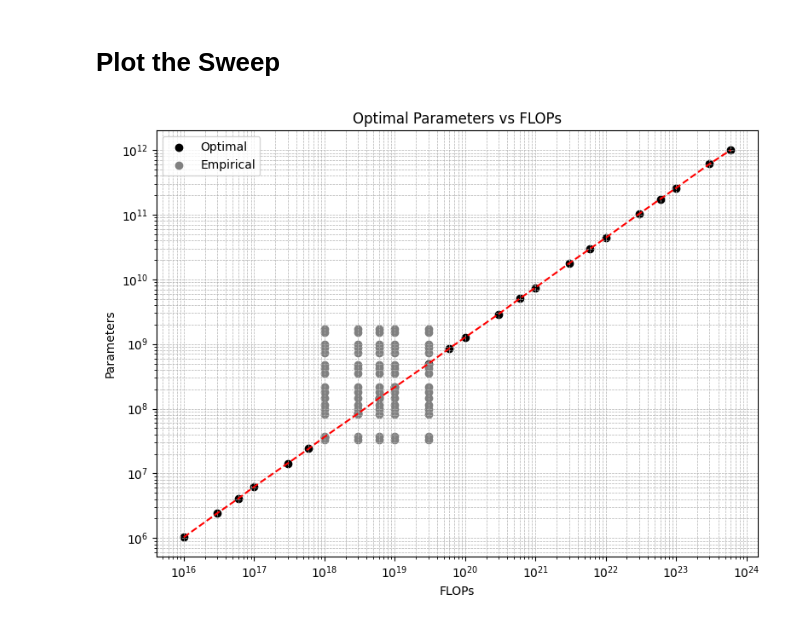
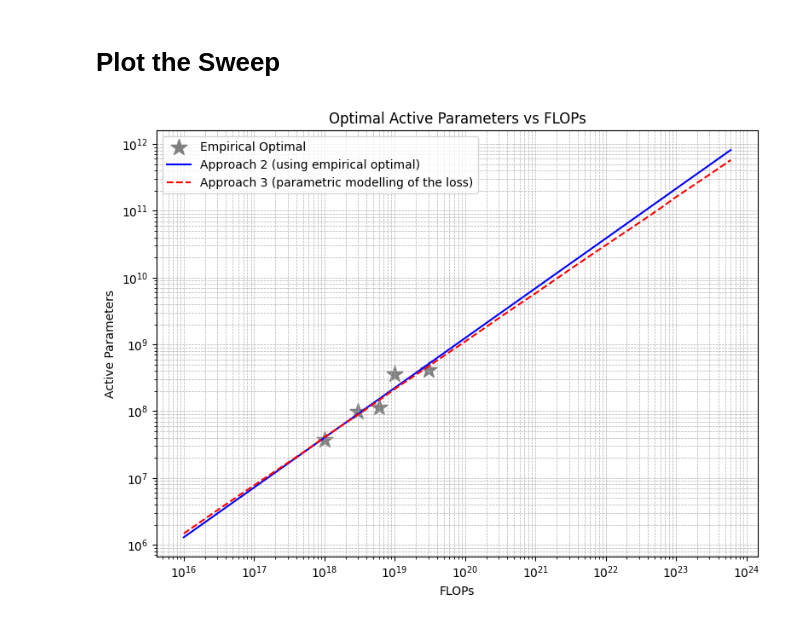
Before and after one commit to cmu-flame/FLAME-MoE, a Jupyter notebook: analysis/find_scaling_law.ipynb, the cells around one changed output. Cells and saved outputs as stored; diff of their text form; code cells hidden in the pictures.

Commit message:
Fix scaling law plotting

```diff
--- a/analysis/find_scaling_law.ipynb
+++ b/analysis/find_scaling_law.ipynb
@@ -180,12 +180,14 @@ import numpy as np
 import pandas as pd
 import matplotlib.pyplot as plt
 
+
 def scaling_law(N, D):
     # Obtained from MSE
     # E, A, alpha, B, beta = 2.133594, 65.254366, 0.226854, 485165195.409790, 0.949495
     # Obtained from Huber
-    E, A, alpha, B, beta = 2.321319, 148.412879, 0.282095, 485165195.409790, 0.949377
+    E, A, alpha, B, beta = 2.241716, 148.413257, 0.279702, 3269017.372472, 0.715500
     return E + A / (N**alpha) + B / (D**beta)
+
 
 # Define sweep range: 1M to 1T parameters
 param_range = np.logspace(6, 12, 500)  # 1M = 10^6, 1T = 10^12
@@ -194,43 +196,111 @@ param_range = np.logspace(6, 12, 500)  # 1M = 10^6, 1T = 10^12
 budgets = []
 for exp in range(16, 24):
     for coe in [1, 3, 6]:
-        budgets.append(coe * (10 ** exp))
+        budgets.append(coe * (10**exp))
 
 # Store results
 opt_flops = []
 opt_params = []
 
 for budget in budgets:
     best_loss = np.inf
     best_param = None
 
     for N in param_range:
         D = budget / (6 * N)
         loss = scaling_law(N, D)
         if loss < best_loss:
             best_loss = loss
             best_param = N
 
     opt_flops.append(budget)
     opt_params.append(best_param)
 
-exp_flops = df['flops'].apply(float).to_numpy()
-exp_active_params = df['active_params'].to_numpy()
+exp_df = df.copy()
+# Group by flops and find the row with minimum loss for each flops value
+min_loss_idx = exp_df.groupby("flops")["loss"].idxmin()
+filtered_df = exp_df.loc[min_loss_idx]
+exp_flops = filtered_df["flops"].apply(float).to_numpy()
+exp_active_params = filtered_df["active_params"].to_numpy()
+
+# Fit a line to the experimental data
+# Convert opt_flops and opt_params to NumPy arrays with appropriate numeric types
+opt_flops = np.array(opt_flops, dtype=float)
+opt_params = np.array(opt_params, dtype=float)
+
+fit = np.polyfit(np.log10(exp_flops), np.log10(exp_active_params), 1)
+fit_line = 10 ** (fit[0] * np.log10(opt_flops) + fit[1])
 
 # Plotting
-plt.figure(figsize=(8,6))
-plt.scatter(opt_flops, opt_params, color='black', label='Optimal')
-plt.scatter(exp_flops, exp_active_params, color='grey', label='Empirical')
-plt.plot(opt_flops, opt_params, linestyle='--', color='red')
+plt.figure(figsize=(8, 6))
+plt.scatter(
+    exp_flops,
+    exp_active_params,
+    color="grey",
+    label="Empirical Optimal",
+    marker="*",
+    s=200,
+)
+plt.plot(
+    opt_flops,
+    fit_line,
+    linestyle="-",
+    color="blue",
+    label="Approach 2 (using empirical optimal)",
+)
+plt.plot(
+    opt_flops,
+    opt_params,
+    linestyle="--",
+    color="red",
+    label="Approach 3 (parametric modelling of the loss)",
+)
 
-plt.xscale('log')
-plt.yscale('log')
-plt.xlabel('FLOPs')
-plt.ylabel('Parameters')
-plt.title('Optimal Parameters vs FLOPs')
+plt.xscale("log")
+plt.yscale("log")
+plt.xlabel("FLOPs")
+plt.ylabel("Active Parameters")
+plt.title("Optimal Active Parameters vs FLOPs")
 plt.legend()
 plt.grid(True, which="both", ls="--", lw=0.5)
 plt.tight_layout()
 plt.show()
+
+dclm_budgets = [2e19, 8e19, 2.4e20, 7.2e20, 9.4e20, 1.2e21, 5.7e21, 1.1e22]
+dclm_scales = [
+    "400M-1x",
+    "400M-4x",
+    "1B-1x",
+    "1B-3x",
+    "3B-1x",
+    "1B-5x",
+    "7B-1x",
+    "7B-2x",
+]
+dclm_hours = [26, 104, 240, 720, 740, 1200, 3700, 7300]
+fit_params = 10 ** (fit[0] * np.log10(dclm_budgets) + fit[1])
+
+opt_fit_params = []
+for budget in dclm_budgets:
+    best_loss = np.inf
+    best_param = None
+    for N in param_range:
+        D = budget / (6 * N)
+        loss = scaling_law(N, D)
+        if loss < best_loss:
+            best_loss = loss
+            best_param = N
+    opt_fit_params.append(best_param)
+
+dclm_df = pd.DataFrame(
+    {
+        "DCLM scale": dclm_scales,
+        "DCLM hours": dclm_hours,
+        "FLOPs": dclm_budgets,
+        "Active Parameters (Approach 2)": [f"{n / 1e6:.1f}M" if n < 1e9 else f"{n / 1e9:.1f}B" for n in fit_params],
+        "Active Parameters (Approach 3)": [f"{n / 1e6:.1f}M" if n < 1e9 else f"{n / 1e9:.1f}B" for n in opt_fit_params],
+    }
+)
+display(dclm_df)
 # %% [output]
-[figure, old version]
+[figure, new version]
```
Also changed, not shown: parts of 2 cells of this notebook.
